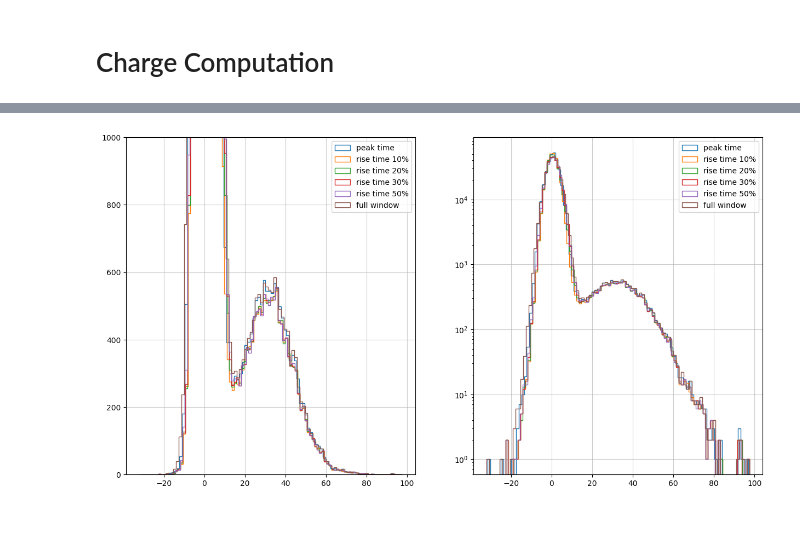
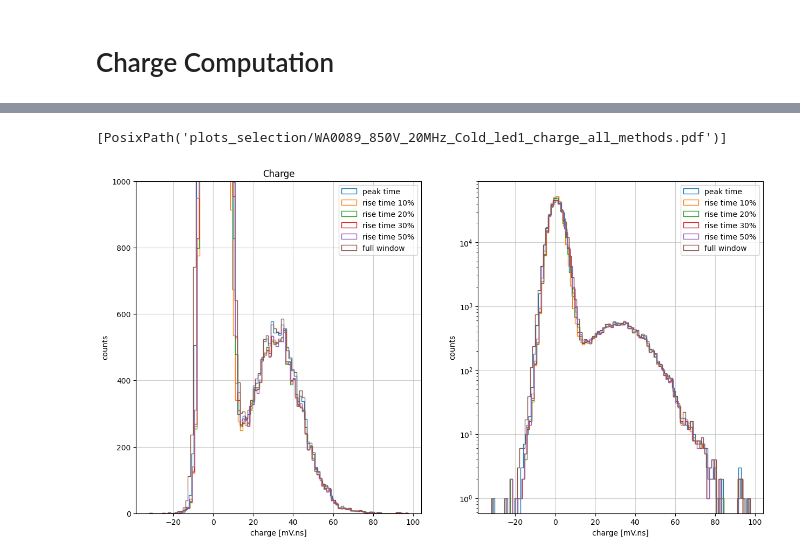
Before and after one commit to TAU-neutrino-lab/PMT-characterization, a Jupyter notebook: PMT-calibration/generic_selection_chunks.ipynb, the cells around one changed output, grey strips where cells are left out. Saved outputs shown, nothing was run; the diff lists cells and outputs as text; code cells hidden in the pictures; blank space fills up the shorter version.

```diff
--- a/PMT-calibration/generic_selection_chunks.ipynb
+++ b/PMT-calibration/generic_selection_chunks.ipynb
@@ -52,7 +52,7 @@ Number of files loaded: 10
 # %% [markdown]
 ### if and where to save plots
 # %%
-save_plots = False
+save_plots = True
 save_dir = 'plots_selection'
 file_nickname = file_name
 # %% [markdown]
@@ -238,26 +244,34 @@ axes[5].set_title("integral of the full window");
 # %%
 fig, axes = plt.subplots(1, 2, figsize=(15, 8))
 
 
 rg = None #(-20, 10)
 den=False
 
 axes[0].hist(df_sel.charge_peak_window_mV_ns,  bins=100, range=rg, density=den, histtype='step', label="peak time");
 axes[0].hist(df_sel.charge_cfd10_window_mV_ns, bins=100, range=rg, density=den, histtype='step', label="rise time 10%");
 axes[0].hist(df_sel.charge_cfd20_window_mV_ns, bins=100, range=rg, density=den, histtype='step', label="rise time 20%");
 axes[0].hist(df_sel.charge_cfd30_window_mV_ns, bins=100, range=rg, density=den, histtype='step', label="rise time 30%");
 axes[0].hist(df_sel.charge_cfd50_window_mV_ns, bins=100, range=rg, density=den, histtype='step', label="rise time 50%");
 axes[0].hist(df_sel.area_mV_ns, bins=100, range=rg, density=den, histtype='step', label="full window");
 axes[0].set_ylim(0, 1000)
+axes[0].set_title('Charge')
+axes[0].set_ylabel('counts')
+axes[0].set_xlabel('charge [mV.ns]')
 axes[0].legend();
 
 axes[1].hist(df_sel.charge_peak_window_mV_ns,  bins=100, range=rg, density=den, histtype='step', label="peak time");
 axes[1].hist(df_sel.charge_cfd10_window_mV_ns, bins=100, range=rg, density=den, histtype='step', label="rise time 10%");
 axes[1].hist(df_sel.charge_cfd20_window_mV_ns, bins=100, range=rg, density=den, histtype='step', label="rise time 20%");
 axes[1].hist(df_sel.charge_cfd30_window_mV_ns, bins=100, range=rg, density=den, histtype='step', label="rise time 30%");
 axes[1].hist(df_sel.charge_cfd50_window_mV_ns, bins=100, range=rg, density=den, histtype='step', label="rise time 50%");
 axes[1].hist(df_sel.area_mV_ns, bins=100, range=rg, density=den, histtype='step', label="full window");
+axes[1].set_xlabel('charge [mV.ns]')
+axes[1].set_ylabel('counts')
 axes[1].set_yscale('log');
 axes[1].legend();
+
+save_plot(fig, save_plots, save_dir, file_nickname, f"charge_all_methods",  Nevents=None)
 # %% [output]
+[PosixPath('plots_selection/WA0089_850V_20MHz_Cold_led1_charge_all_methods.pdf')]
-[figure, old version]
+[figure, new version]
```
Also changed, not shown: parts of 6 cells of this notebook, 3 other files.
